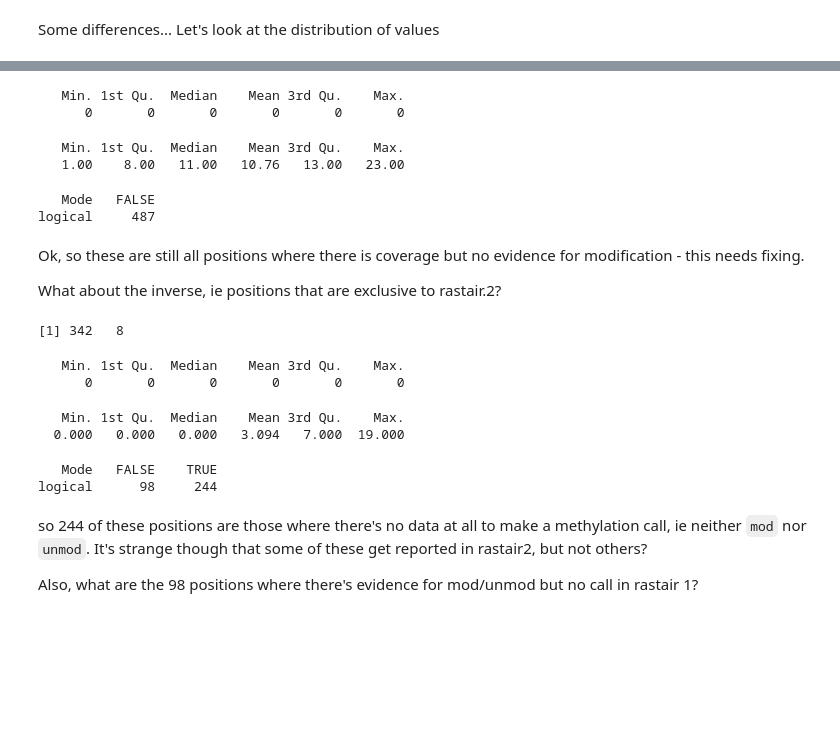
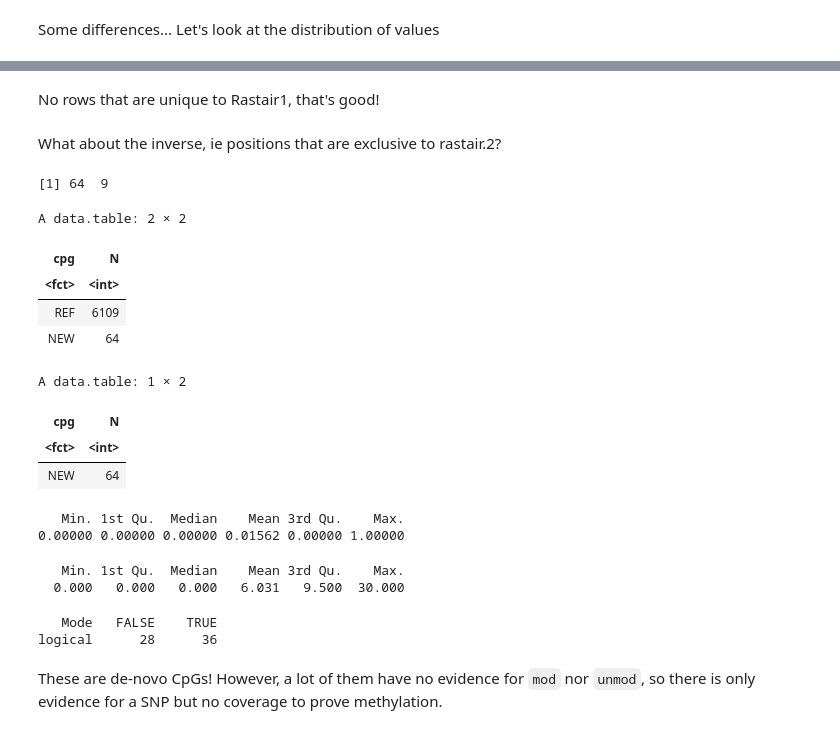
Before and after one commit to bsbludwig/rastair, a Jupyter notebook: Analysis/r1_vs_r2_bed.ipynb, the cells around one changed output, grey strips where cells are left out. Drawn from its saved outputs; the diff is of its cells as text; code cells hidden in the pictures; blank space fills up the shorter version.

```diff
--- a/Analysis/r1_vs_r2_bed.ipynb
+++ b/Analysis/r1_vs_r2_bed.ipynb
@@ -67,35 +66,33 @@ dim(rastair.1.exclusive)
-# %%
-summary(rastair.1.exclusive$mod)
-summary(rastair.1.exclusive$unmod)
-summary(rastair.1.exclusive$unmod==0 & rastair.1.exclusive$mod==0)
-# %% [output]
-   Min. 1st Qu.  Median    Mean 3rd Qu.    Max.
-      0       0       0       0       0       0
-   Min. 1st Qu.  Median    Mean 3rd Qu.    Max.
-   1.00    8.00   11.00   10.76   13.00   23.00
-   Mode   FALSE
-logical     487
+# %% [markdown]
+No rows that are unique to Rastair1, that's good!
 # %% [markdown]
-Ok, so these are still all positions where there is coverage but no evidence for modification - this needs fixing.
-
 What about the inverse, ie positions that are exclusive to rastair.2?
 # %%
-rastair.2.exclusive <- rastair.1[rastair.2][is.na(mod), .(chr, start, end, beta_est=i.beta_est, mod=i.mod, unmod=i.unmod, snp=i.snp, no_snp=i.no_snp)]
+rastair.2.exclusive <- rastair.1[rastair.2][is.na(mod), .(chr, start, end, beta_est=i.beta_est, mod=i.mod, unmod=i.unmod, snp=i.snp, no_snp=i.no_snp, cpg)]
 dim(rastair.2.exclusive)
 # %% [output]
-[1] 342   8
+[1] 64  9
 # %%
+rastair.2[, .N, by=cpg]
+rastair.2.exclusive[, .N, by=cpg]
 summary(rastair.2.exclusive$mod)
 summary(rastair.2.exclusive$unmod)
 summary(rastair.2.exclusive$unmod==0 & rastair.2.exclusive$mod==0)
 # %% [output]
-   Min. 1st Qu.  Median    Mean 3rd Qu.    Max.
-      0       0       0       0       0       0
+A data.table: 2 × 2
+| cpg | N |
+| <fct> | <int> |
+| REF | 6109 |
+| NEW | 64 |
-   Min. 1st Qu.  Median    Mean 3rd Qu.    Max.
-  0.000   0.000   0.000   3.094   7.000  19.000
+A data.table: 1 × 2
+| cpg | N |
+| <fct> | <int> |
+| NEW | 64 |
-   Mode   FALSE    TRUE
-logical      98     244
+   Min. 1st Qu.  Median    Mean 3rd Qu.    Max.
+0.00000 0.00000 0.00000 0.01562 0.00000 1.00000
+   Min. 1st Qu.  Median    Mean 3rd Qu.    Max.
+  0.000   0.000   0.000   6.031   9.500  30.000
+   Mode   FALSE    TRUE
+logical      28      36
 # %% [markdown]
-so 244 of these positions are those where there's no data at all to make a methylation call, ie neither `mod` nor `unmod`. It's strange though that some of these get reported in rastair2, but not others?
-
-Also, what are the 98 positions where there's evidence for mod/unmod but no call in rastair 1?
+These are de-novo CpGs! However, a lot of them have no evidence for `mod` nor `unmod`, so there is only evidence for a SNP but no coverage to prove methylation.
```
Also changed, not shown: parts of 13 cells of this notebook.
